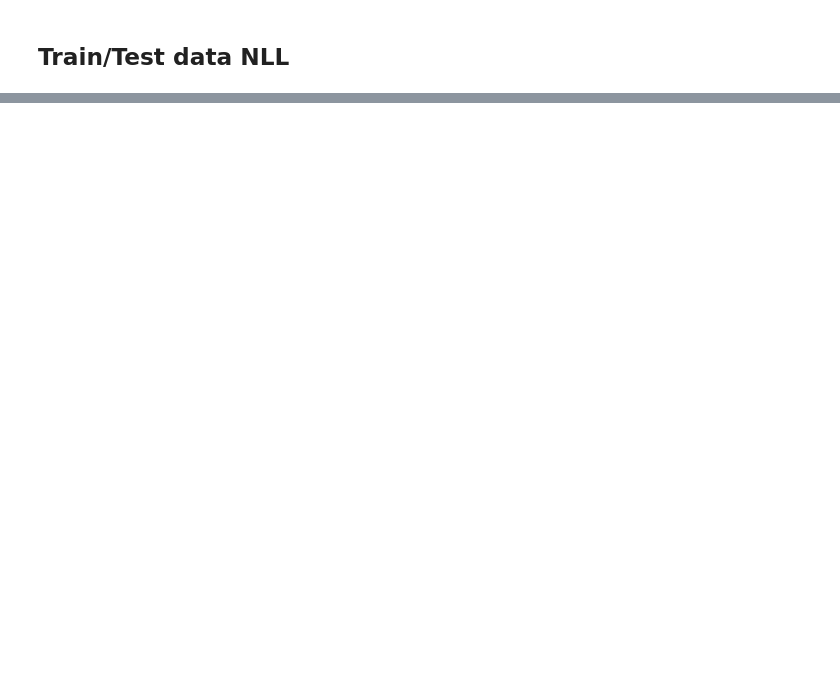
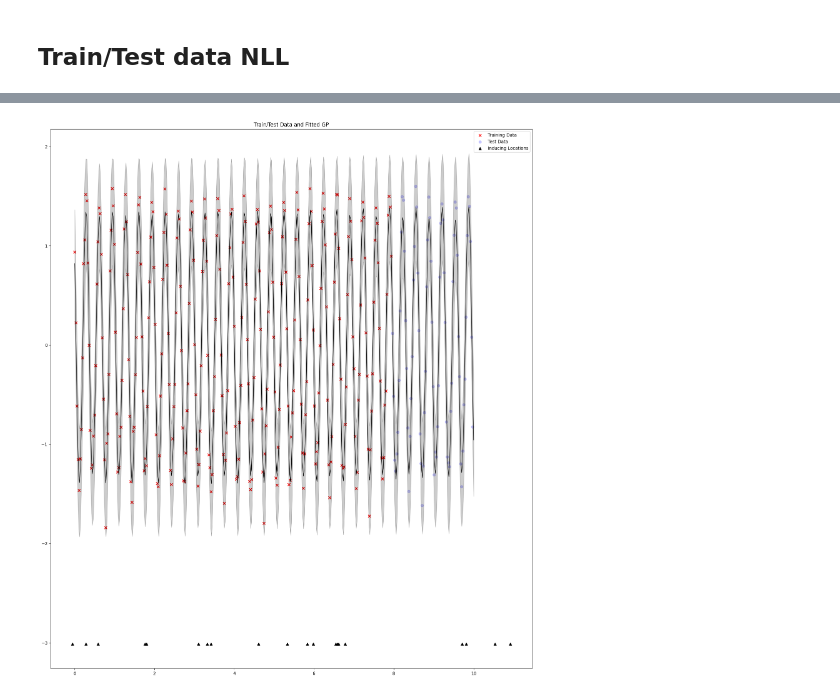
Before and after one commit to XiaoyuJiang17/ScalableLVMOGP, a Jupyter notebook: post_train_analysis/lvmogp_spatio_temp_encoderlatent.ipynb, the cells around one changed output, grey strips where cells are left out. Saved outputs shown, nothing was run; the diff lists cells and outputs as text; code cells hidden in the pictures; blank space fills up the shorter version.

```diff
--- a/post_train_analysis/lvmogp_spatio_temp_encoderlatent.ipynb
+++ b/post_train_analysis/lvmogp_spatio_temp_encoderlatent.ipynb
@@ -61,6 +65,8 @@ all_pred_mean4visual_, all_pred_var4visual_ = pred4all_outputs_inputs(my_model=m
                                                         data_inputs=inputs_total4visual,
                                                         config=config,
                                                         approach='mean',
+                                                        latent_type='NNEncoder',
+                                                        latent_info=lon_lat_tensor,
                                                         not4visual=False,
                                                         n_data4visual=n_data4visual)
 # %% [markdown]
@@ -77,0 +98,24 @@ print('Global Test RMSE via mean', test_rmse_)
+# %%
+train_rmse_list_ = [] # list of tensors
+test_rmse_list_ = []
+train_nll_list_ = []
+test_nll_list_ = []
+for output_index in range(config['n_outputs']):
+    _, _, _, _, _, _, performance_dirct = evaluate_on_single_output(
+                                                        function_index = output_index,
+                                                        data_inputs = data_inputs,
+                                                        data_Y_squeezed = data_Y_squeezed,
+                                                        ls_of_ls_train_input = ls_of_ls_train_input,
+                                                        ls_of_ls_test_input = ls_of_ls_test_input,
+                                                        train_sample_idx_ls = train_sample_idx_ls,
+                                                        test_sample_idx_ls = test_sample_idx_ls,
+                                                        all_pred_mean = all_pred_mean_,
+                                                        all_pred_var = all_pred_var_,
+                                                        n_data4visual = n_data4visual,
+                                                        all_pred_mean4visual = all_pred_mean4visual_,
+                                                        all_pred_var4visual = all_pred_var4visual_
+                                                        )
+    train_rmse_list_.append(performance_dirct['train_rmse'])
+    test_rmse_list_.append(performance_dirct['test_rmse'])
+    train_nll_list_.append(performance_dirct['train_nll'])
+    test_nll_list_.append(performance_dirct['test_nll'])
@@ -77,0 +153,20 @@ print('Global Test RMSE via mean', test_rmse_)
+# %%
+function_index = 252
+w_train_input, w_train_target, w_test_input, w_test_target, w_gp_pred_mean, w_gp_pred_std, performance_dirct = evaluate_on_single_output(
+                                                        function_index = function_index,
+                                                        data_inputs = data_inputs,
+                                                        data_Y_squeezed = data_Y_squeezed,
+                                                        ls_of_ls_train_input = ls_of_ls_train_input,
+                                                        ls_of_ls_test_input = ls_of_ls_test_input,
+                                                        train_sample_idx_ls = train_sample_idx_ls,
+                                                        test_sample_idx_ls = test_sample_idx_ls,
+                                                        all_pred_mean = all_pred_mean_,
+                                                        all_pred_var = all_pred_var_,
+                                                        n_data4visual = n_data4visual,
+                                                        all_pred_mean4visual = all_pred_mean4visual_,
+                                                        all_pred_var4visual = all_pred_var4visual_
+)
+picture_save_path = f'/Users/jiangxiaoyu/Desktop/All Projects/GPLVM_project_code/experi_results/func_id_{function_index}_numofoutput_{config["n_outputs"]}.png'
+plot_traindata_testdata_fittedgp(train_X=w_train_input, train_Y=w_train_target, test_X=w_test_input, test_Y=w_test_target, gp_X=inputs_total4visual, gp_pred_mean=w_gp_pred_mean, gp_pred_std=w_gp_pred_std, inducing_points_X=my_model.variational_strategy.inducing_points_input.data, n_inducing_C=config['n_inducing_input'], picture_save_path=picture_save_path) # NOTE: input is C not X
+# %% [output]
+[figure, added]
```
Also changed, not shown: parts of 7 cells of this notebook, 6 other files.
